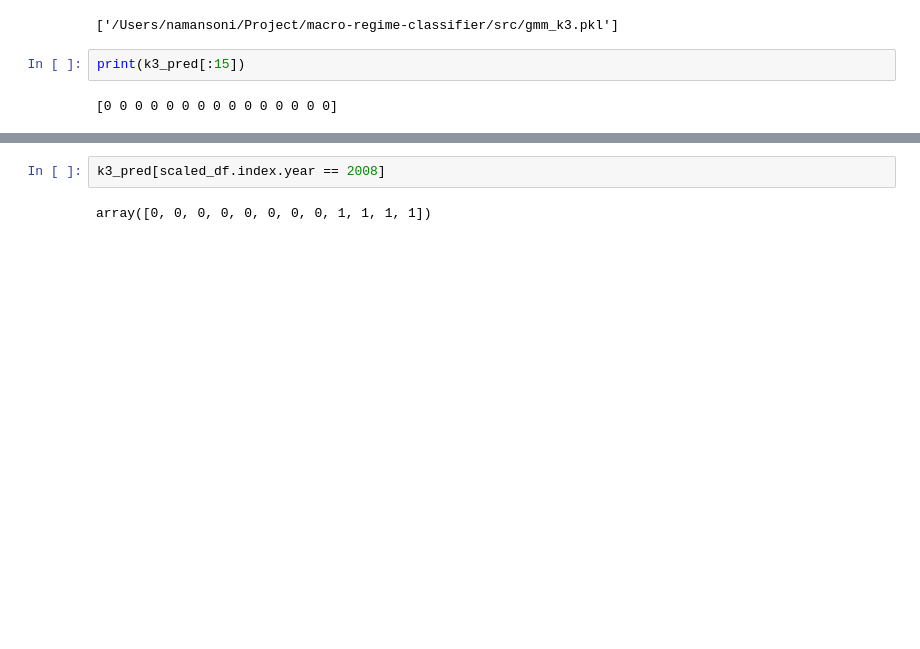
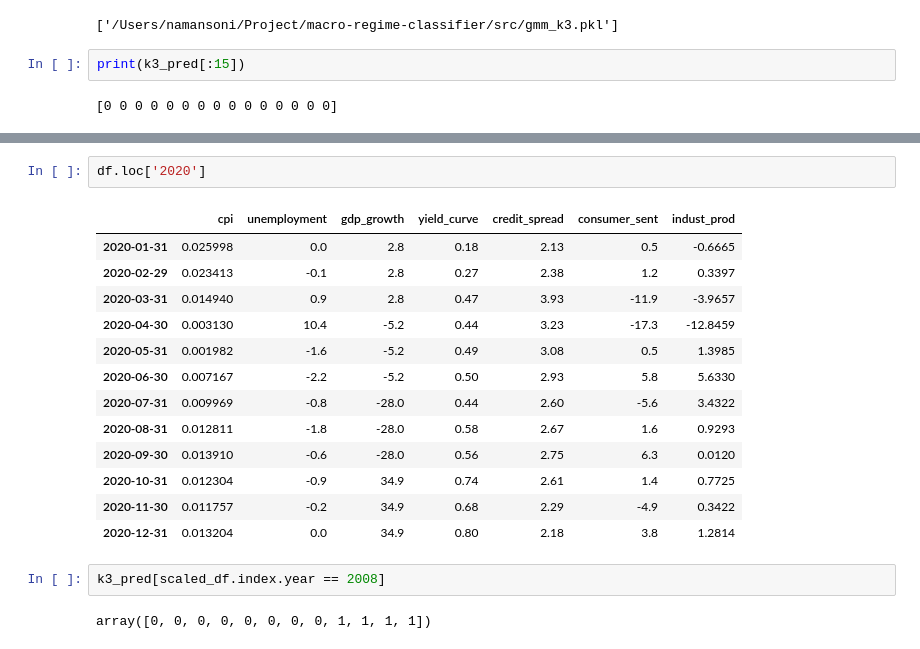
Before and after one commit to NamanSoni31/macro-regime-classifier, a Jupyter notebook: notebooks/02_regime_model.ipynb, the cells around one changed output, grey strips where cells are left out. Cells and saved outputs as stored; diff of their text form; blank space fills up the shorter version.

```diff
--- a/notebooks/02_regime_model.ipynb
+++ b/notebooks/02_regime_model.ipynb
@@ -169,3 +208,19 @@ DatetimeIndex(['2020-07-31', '2020-08-31', '2020-09-30'], dtype='datetime64[us]'
+# %%
+df.loc['2020']
+# %% [output]
+|  | cpi | unemployment | gdp_growth | yield_curve | credit_spread | consumer_sent | indust_prod |
+| 2020-01-31 | 0.025998 | 0.0 | 2.8 | 0.18 | 2.13 | 0.5 | -0.6665 |
+| 2020-02-29 | 0.023413 | -0.1 | 2.8 | 0.27 | 2.38 | 1.2 | 0.3397 |
+| 2020-03-31 | 0.014940 | 0.9 | 2.8 | 0.47 | 3.93 | -11.9 | -3.9657 |
+| 2020-04-30 | 0.003130 | 10.4 | -5.2 | 0.44 | 3.23 | -17.3 | -12.8459 |
+| 2020-05-31 | 0.001982 | -1.6 | -5.2 | 0.49 | 3.08 | 0.5 | 1.3985 |
+| 2020-06-30 | 0.007167 | -2.2 | -5.2 | 0.50 | 2.93 | 5.8 | 5.6330 |
+| 2020-07-31 | 0.009969 | -0.8 | -28.0 | 0.44 | 2.60 | -5.6 | 3.4322 |
+| 2020-08-31 | 0.012811 | -1.8 | -28.0 | 0.58 | 2.67 | 1.6 | 0.9293 |
+| 2020-09-30 | 0.013910 | -0.6 | -28.0 | 0.56 | 2.75 | 6.3 | 0.0120 |
+| 2020-10-31 | 0.012304 | -0.9 | 34.9 | 0.74 | 2.61 | 1.4 | 0.7725 |
+| 2020-11-30 | 0.011757 | -0.2 | 34.9 | 0.68 | 2.29 | -4.9 | 0.3422 |
+| 2020-12-31 | 0.013204 | 0.0 | 34.9 | 0.80 | 2.18 | 3.8 | 1.2814 |
 # %%
 k3_pred[scaled_df.index.year == 2008]
 # %% [output]
```
Also changed, not shown: parts of 22 cells of this notebook, 5 other files.
